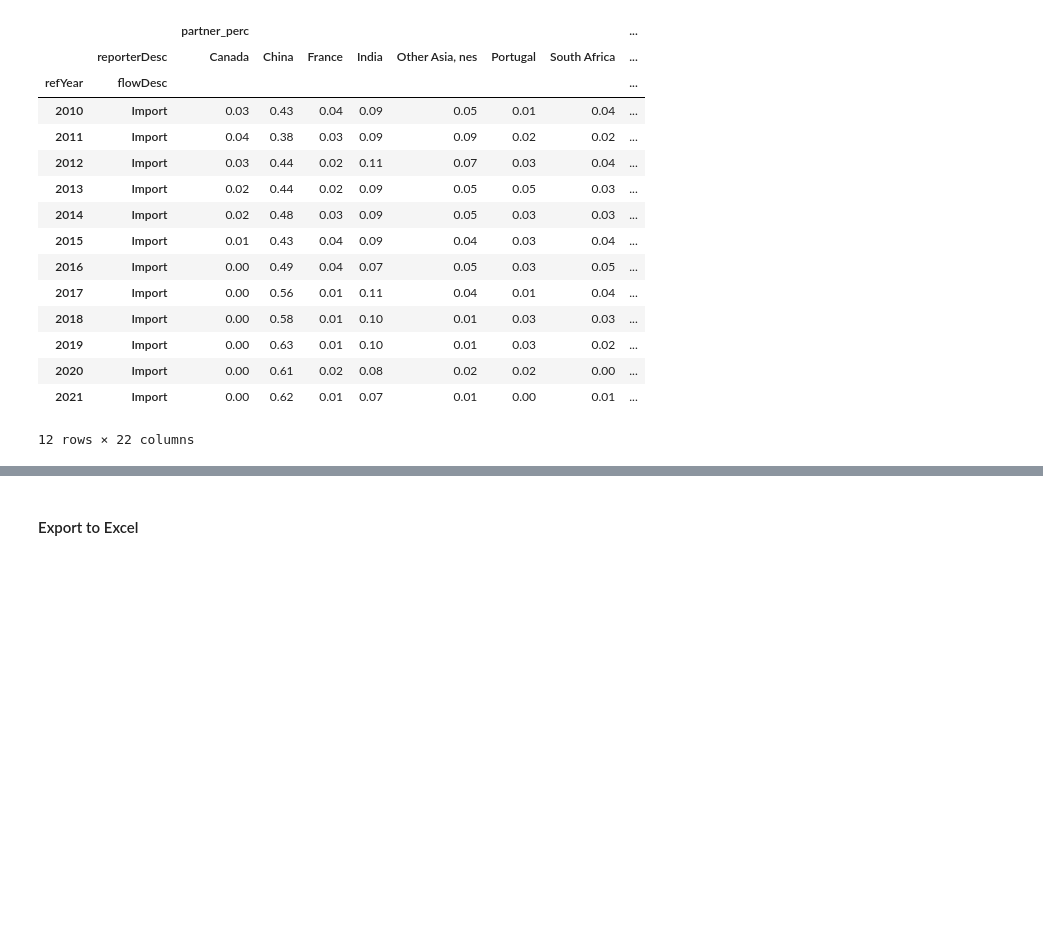
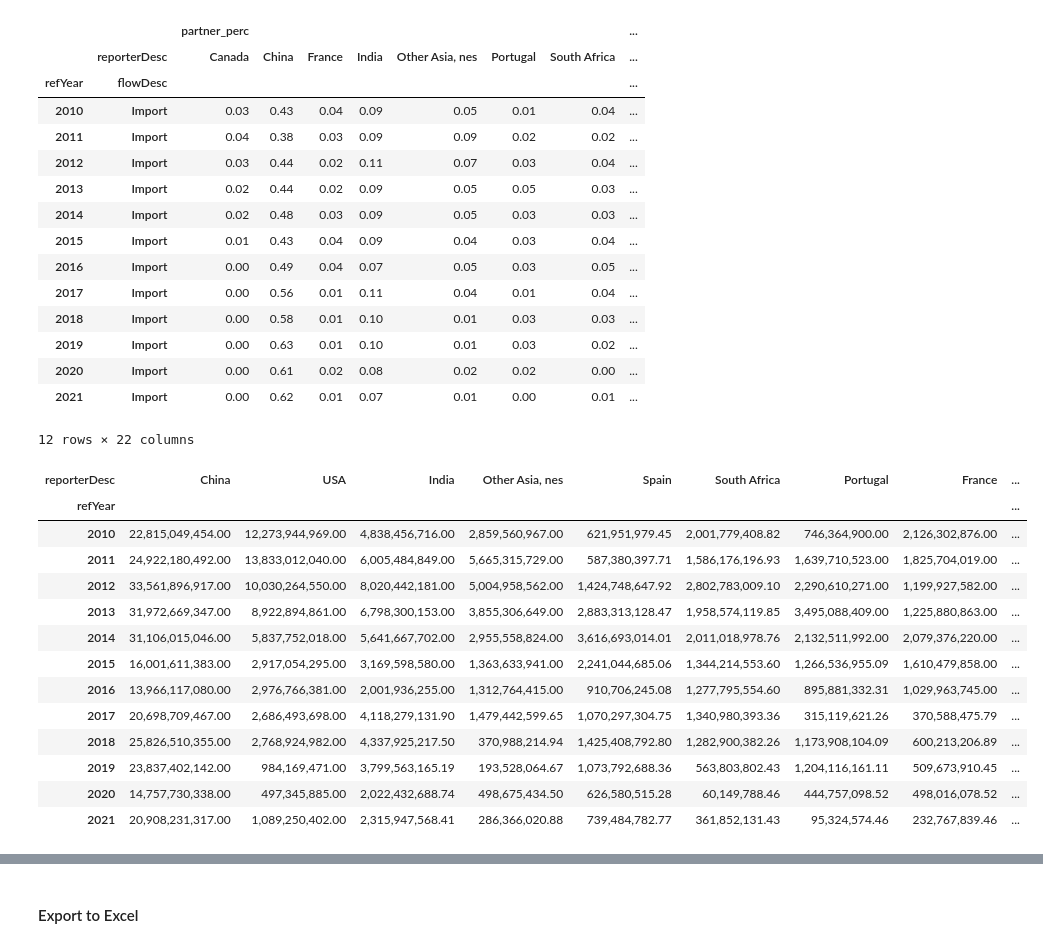
Before and after one commit to joaquimrcarvalho/cipf-comtrade, a Jupyter notebook: country_trade_profile.ipynb, the cells around one changed output, grey strips where cells are left out. Cells and saved outputs as stored; diff of their text form; code cells hidden in the pictures; blank space fills up the shorter version.

```diff
--- a/country_trade_profile.ipynb
+++ b/country_trade_profile.ipynb
@@ -231,13 +247,32 @@ pivoted[show_only_columns]
 | 2021 | Import | 0.00 | 0.62 | 0.01 | 0.07 | 0.01 | 0.00 | 0.01 | ... |
 12 rows × 22 columns
 # %%
-import pandas as pt
+import pandas as pd
 
 # lets get just the value of imports from the top export partners
-primary_value_cols = pd.IndexSlice[:, 'primaryValue']
-values_only = pivoted.loc[primary_value_cols]
-show_only_columns = [country for l1,country in pivoted.columns.tolist() if country in top_export_partners]
+values_only = pivoted.loc[:,"primaryValue"]
+values_only.reset_index(level=1, drop=True, inplace=True)
+show_only_columns = [country for country in values_only.columns.tolist() if country in top_export_partners]
 values_only=values_only[show_only_columns]
+# sort columns by mean value
+mean_values = values_only.mean().sort_values(ascending=False)
+values_only = values_only[mean_values.index]
+values_only
+# %% [output]
+| reporterDesc | China | USA | India | Other Asia, nes | Spain | South Africa | Portugal | France | ... |
+| refYear |  |  |  |  |  |  |  |  | ... |
+| 2010 | 22,815,049,454.00 | 12,273,944,969.00 | 4,838,456,716.00 | 2,859,560,967.00 | 621,951,979.45 | 2,001,779,408.82 | 746,364,900.00 | 2,126,302,876.00 | ... |
+| 2011 | 24,922,180,492.00 | 13,833,012,040.00 | 6,005,484,849.00 | 5,665,315,729.00 | 587,380,397.71 | 1,586,176,196.93 | 1,639,710,523.00 | 1,825,704,019.00 | ... |
+| 2012 | 33,561,896,917.00 | 10,030,264,550.00 | 8,020,442,181.00 | 5,004,958,562.00 | 1,424,748,647.92 | 2,802,783,009.10 | 2,290,610,271.00 | 1,199,927,582.00 | ... |
+| 2013 | 31,972,669,347.00 | 8,922,894,861.00 | 6,798,300,153.00 | 3,855,306,649.00 | 2,883,313,128.47 | 1,958,574,119.85 | 3,495,088,409.00 | 1,225,880,863.00 | ... |
+| 2014 | 31,106,015,046.00 | 5,837,752,018.00 | 5,641,667,702.00 | 2,955,558,824.00 | 3,616,693,014.01 | 2,011,018,978.76 | 2,132,511,992.00 | 2,079,376,220.00 | ... |
+| 2015 | 16,001,611,383.00 | 2,917,054,295.00 | 3,169,598,580.00 | 1,363,633,941.00 | 2,241,044,685.06 | 1,344,214,553.60 | 1,266,536,955.09 | 1,610,479,858.00 | ... |
+| 2016 | 13,966,117,080.00 | 2,976,766,381.00 | 2,001,936,255.00 | 1,312,764,415.00 | 910,706,245.08 | 1,277,795,554.60 | 895,881,332.31 | 1,029,963,745.00 | ... |
+| 2017 | 20,698,709,467.00 | 2,686,493,698.00 | 4,118,279,131.90 | 1,479,442,599.65 | 1,070,297,304.75 | 1,340,980,393.36 | 315,119,621.26 | 370,588,475.79 | ... |
+| 2018 | 25,826,510,355.00 | 2,768,924,982.00 | 4,337,925,217.50 | 370,988,214.94 | 1,425,408,792.80 | 1,282,900,382.26 | 1,173,908,104.09 | 600,213,206.89 | ... |
+| 2019 | 23,837,402,142.00 | 984,169,471.00 | 3,799,563,165.19 | 193,528,064.67 | 1,073,792,688.36 | 563,803,802.43 | 1,204,116,161.11 | 509,673,910.45 | ... |
+| 2020 | 14,757,730,338.00 | 497,345,885.00 | 2,022,432,688.74 | 498,675,434.50 | 626,580,515.28 | 60,149,788.46 | 444,757,098.52 | 498,016,078.52 | ... |
+| 2021 | 20,908,231,317.00 | 1,089,250,402.00 | 2,315,947,568.41 | 286,366,020.88 | 739,484,782.77 | 361,852,131.43 | 95,324,574.46 | 232,767,839.46 | ... |
 # %%
 import matplotlib.pyplot as plt
 import matplotlib.ticker as ticker
```
Also changed, not shown: parts of 6 cells of this notebook.
